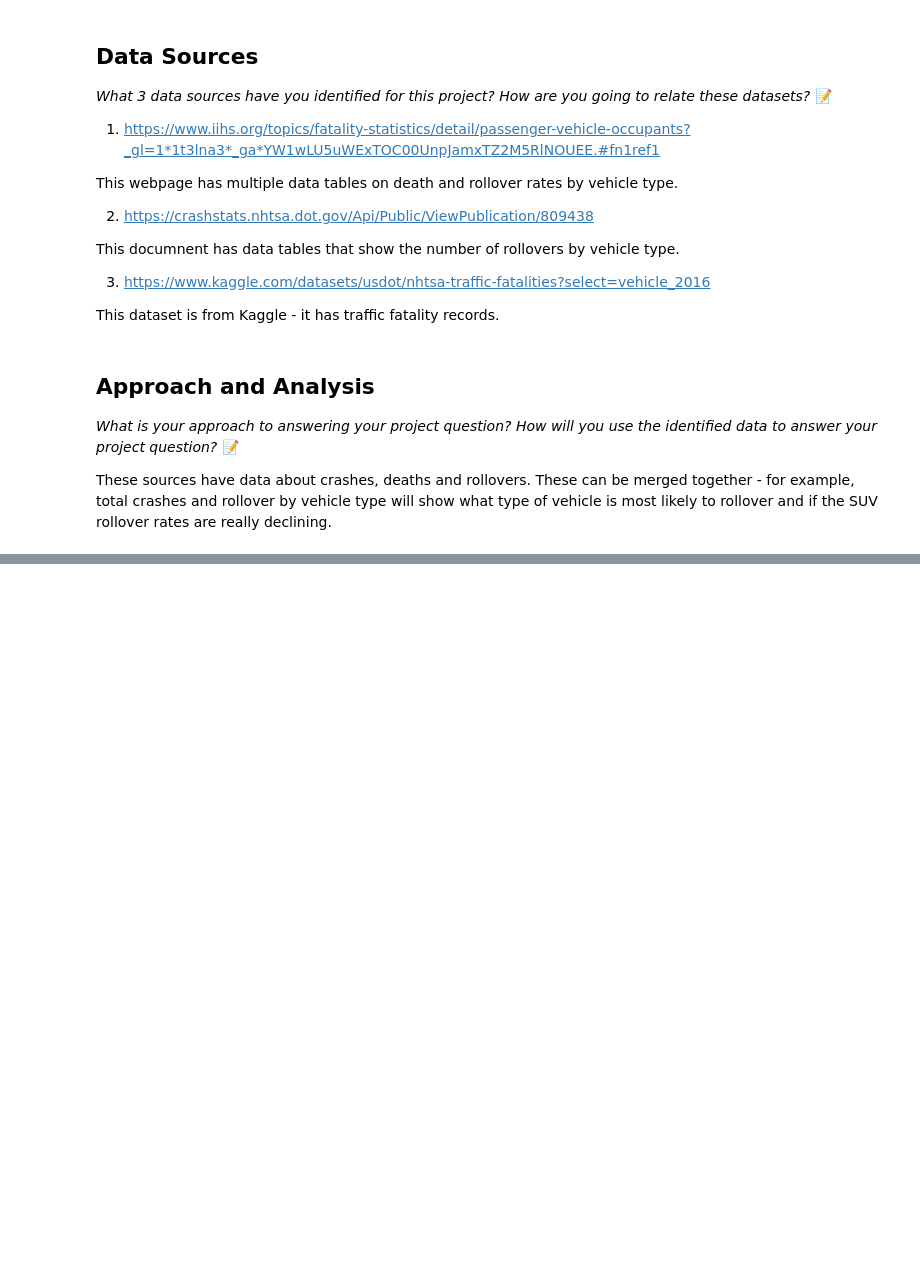
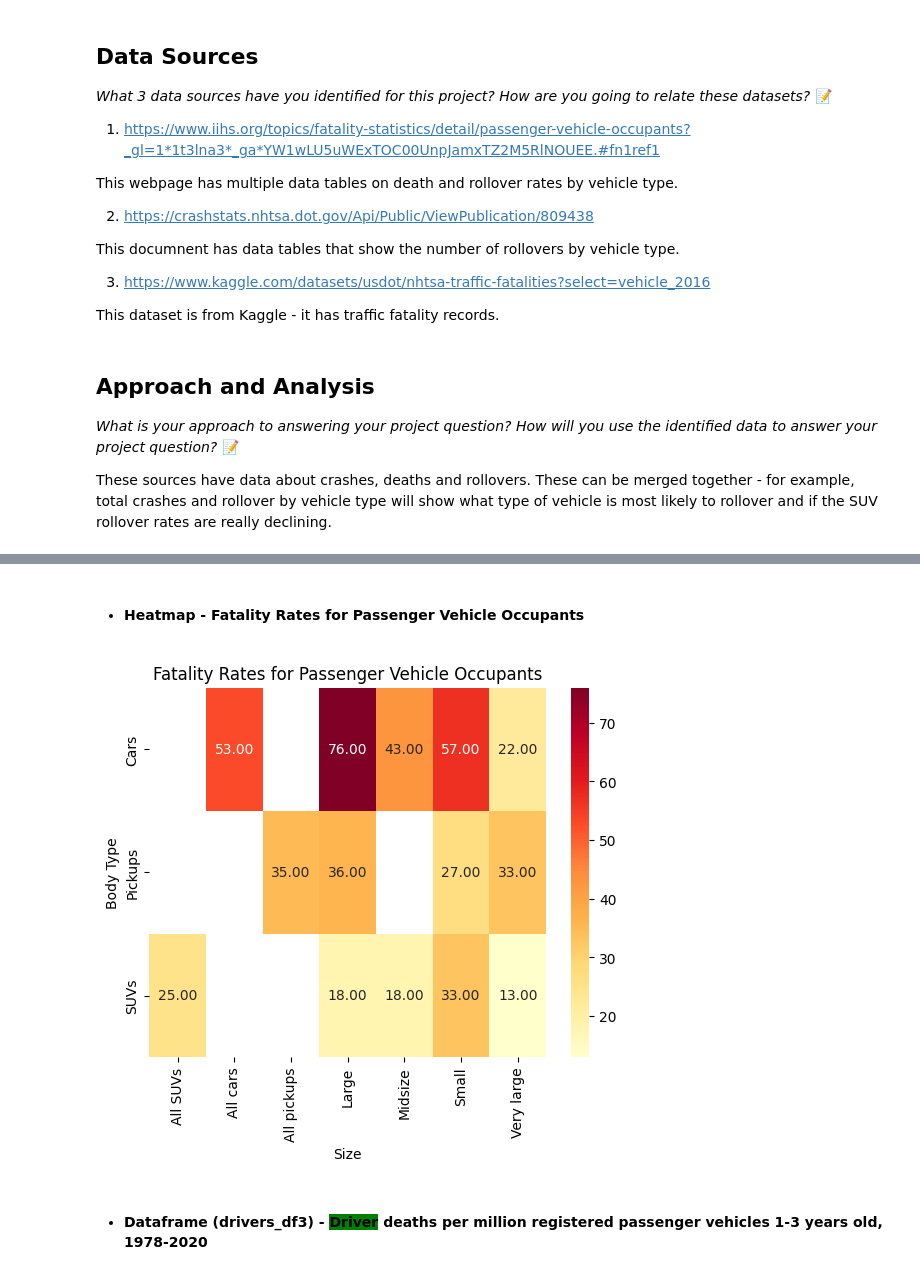
Before and after one commit to IT4063c-Spring23/final-project-patel5r4, a Jupyter notebook: source.ipynb, the cells around one changed output, grey strips where cells are left out. Cells and saved outputs as stored; diff of their text form; code cells hidden in the pictures; blank space fills up the shorter version.

```diff
--- a/source.ipynb
+++ b/source.ipynb
@@ -104,0 +144,10 @@ od.download(dataset_url, data_dir='./data')
+# %%
+url = 'https://iihs.org/topics/fatality-statistics/detail/passenger-vehicle-occupants?_gl=1'
+page = requests.get(url)
+soup = BeautifulSoup(page.content, 'html.parser')
+tables = soup.find_all('table')
+drivers_df2 = pd.read_html(str(tables[14]), header=[2])[0]
+drivers_df2.drop(index=drivers_df2.index[-1],axis=0,inplace=True)
+drivers_df2.columns = ['Body Type', 'Size','Registered Vehicles', 'Deaths', 'Rate']
+
+display(drivers_df2)
@@ -104,0 +170,13 @@ od.download(dataset_url, data_dir='./data')
+# %% [markdown]
+- #### <b>Heatmap - Fatality Rates for Passenger Vehicle Occupants </b>
+# %%
+pivot_df = drivers_df2.pivot(index='Body Type', columns='Size', values='Rate')
+sns.heatmap(pivot_df, annot=True, fmt='.2f', cmap='YlOrRd')
+plt.title('Fatality Rates for Passenger Vehicle Occupants')
+plt.xlabel('Size')
+plt.ylabel('Body Type')
+plt.show()
+# %% [output]
+[figure, added]
+# %% [markdown]
+- #### <b>Dataframe (drivers_df3) - <span style='background:green'>Driver</span> deaths per million registered passenger vehicles 1-3 years old, 1978-2020</b>
```
Also changed, not shown: parts of 44 cells of this notebook, 9 other files.
